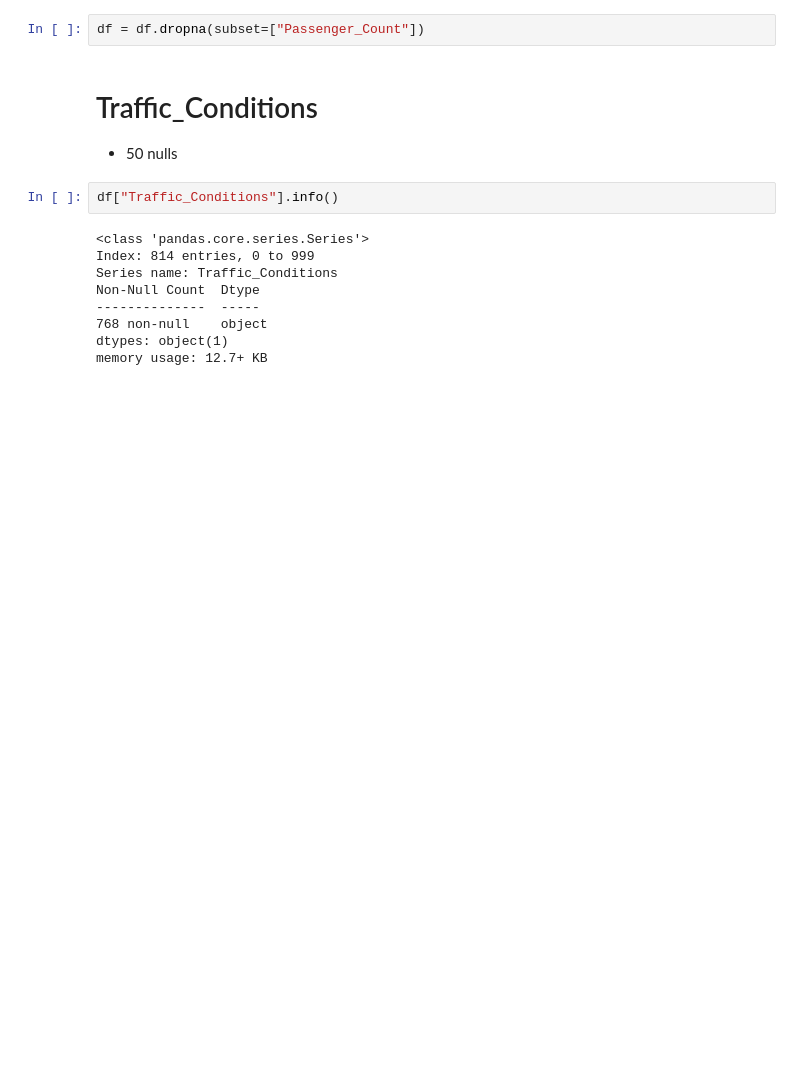
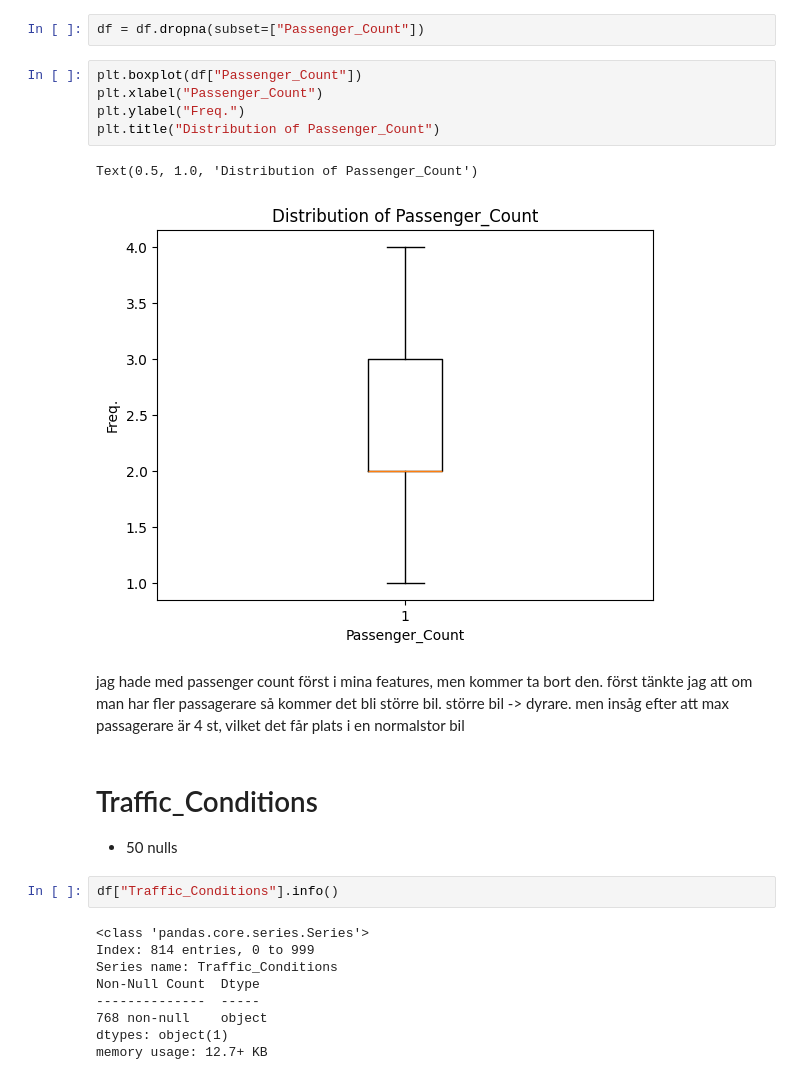
Before and after one commit to luckepucke6/taxi_prediction_fullstack_lucas_lindh, a Jupyter notebook: src/taxipred/model_development/eda.ipynb, the cells around one changed output. Drawn from its saved outputs; the diff is of its cells as text; blank space fills up the shorter version.

```diff
--- a/src/taxipred/model_development/eda.ipynb
+++ b/src/taxipred/model_development/eda.ipynb
@@ -370,5 +379,15 @@ df[df["Passenger_Count"].isna()].reset_index().sample(15)
 # %%
 df = df.dropna(subset=["Passenger_Count"])
+# %%
+plt.boxplot(df["Passenger_Count"])
+plt.xlabel("Passenger_Count")
+plt.ylabel("Freq.")
+plt.title("Distribution of Passenger_Count")
+# %% [output]
+Text(0.5, 1.0, 'Distribution of Passenger_Count')
+[figure, added]
+# %% [markdown]
+jag hade med passenger count först i mina features, men kommer ta bort den. först tänkte jag att om man har fler passagerare så kommer det bli större bil. större bil -> dyrare. men insåg efter att max passagerare är 4 st, vilket det får plats i en normalstor bil
 # %% [markdown]
 # Traffic_Conditions
 - 50 nulls
```
Also changed, not shown: parts of 17 cells of this notebook, 2 other files.
